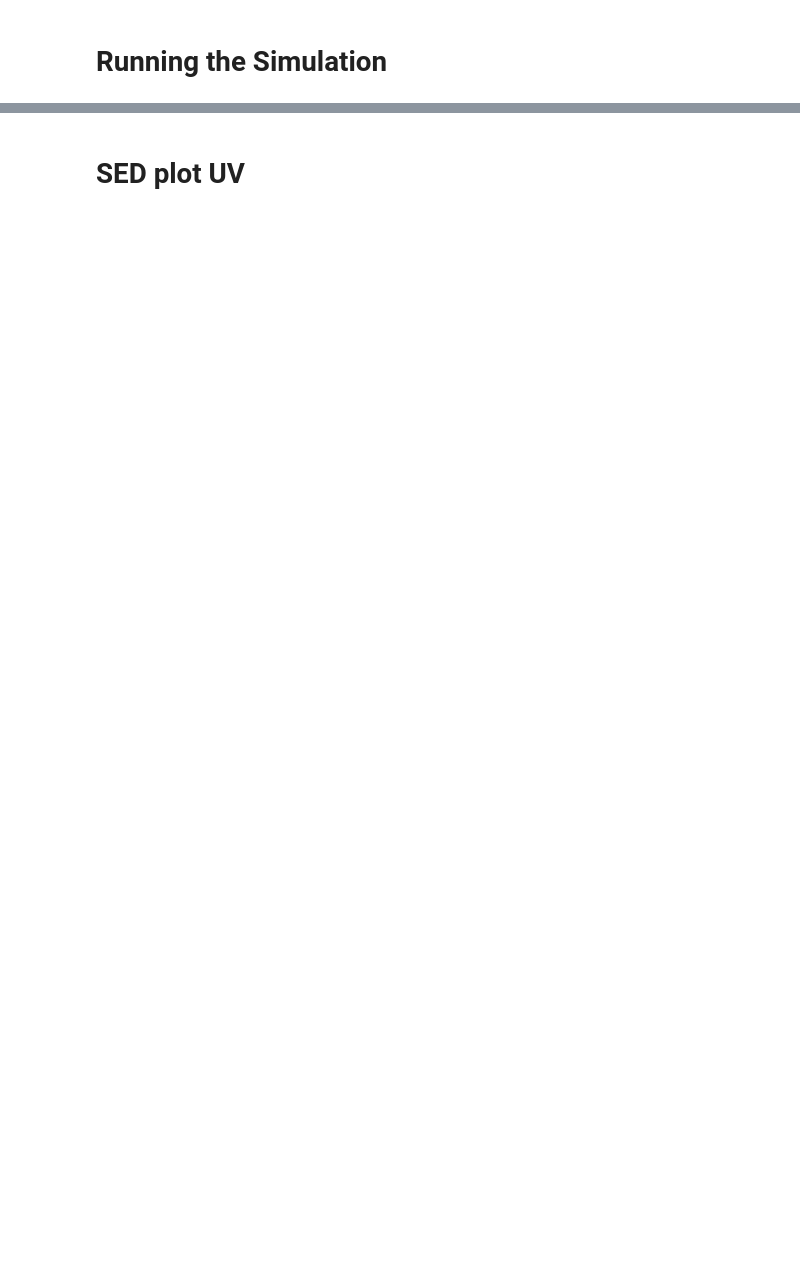
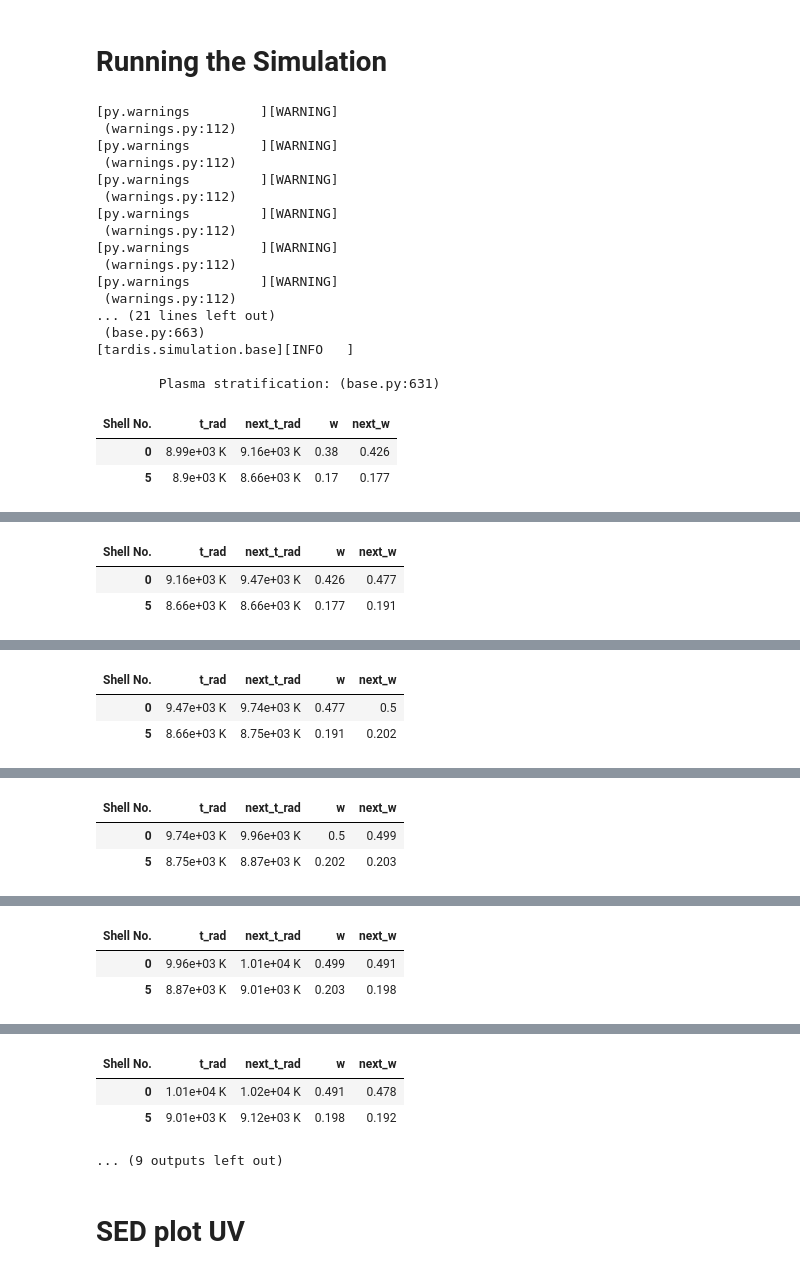
Before and after one commit to Bilton6/TARDIS_setups, a Jupyter notebook: uniform.ipynb, the cells around one changed output, grey strips where cells are left out. Saved outputs shown, nothing was run; the diff lists cells and outputs as text; code cells hidden in the pictures; blank space fills up the shorter version.

```diff
--- a/uniform.ipynb
+++ b/uniform.ipynb
@@ -21,16 +22,16 @@ download_atom_data('kurucz_cd23_chianti_H_He')
 # %%
 # Labels of 03fg-like SNe
 
-hvf1, hvf2, dn12, dc09, aa11 = 'SN2020hvf (-10.4)', 'SN2020hvf (-3.3)', 'SN2012dn (-2.3)', 'SN2009dc (+5.8)', 'SN2011aa (+8.1)'
+hvf1, hvf2, dn12, dc09, aa11, fe11 = 'SN2020hvf (-10.4)', 'SN2020hvf (-3.3)', 'SN2012dn (-2.3)', 'SN2009dc (+5.8)', 'SN2011aa (+8.1)', 'SN2011fe (-3.3)'
 
-z_hvf, z_dn12, z_dc09, z_aa11 = 0.0057, 0.0102, 0.0214, 0.0124    # <------------------------------------  redshift
+z_hvf, z_dn12, z_dc09, z_aa11, z_fe11 = 0.0057, 0.0102, 0.0214, 0.0124, 0.0008    # <------------------------------------  redshift
 
 #------------ Information of the Object -----------------------------
 
-obj = hvf2
-identifier="2020hvf_2"
-filename = 'sn2020hvf_2.flm'
-z = z_hvf
+obj = fe11
+identifier="2011fe"
+filename = 'sn2011fe.flm'
+z = z_fe11
 
 #----------------------------------------------------------------------------------
 
@@ -40,11 +41,24 @@ d_term = (4 * np.pi * d_cm**2)
 
 sim = run_tardis(f"{identifier}.yml", virtual_packet_logging=True)
 
+#---------------------------------
 
-matplotlib.rc('xtick', labelsize=28)
-matplotlib.rc('ytick', labelsize=28)
-plt.rc('font', size=28)
+matplotlib.rc('xtick', labelsize=30)
+matplotlib.rc('ytick', labelsize=30)
+plt.rc('font', size=32)
 plt.figure(figsize=(16, 12))
+
+plt.rc('xtick.major', size=14, width=4)  # Major ticks
+plt.rc('ytick.major', size=14, width=4)
+plt.rc('xtick.minor', size=7, width=2)  # Minor ticks
+plt.rc('ytick.minor', size=7, width=2)
+
+# Enable minor ticks globally
+plt.rc('xtick', top=True, direction='in')
+plt.rc('ytick', right=True, direction='in')
+
+plt.rc('xtick.minor', visible=True)
+plt.rc('ytick.minor', visible=True)
 
 #----------------------------------------
 
@@ -56,36 +70,57 @@ obj_flux = spectrum[:, 1]
 wavelength = sim.spectrum_solver.spectrum_integrated.wavelength.to('angstrom').value
 lum_density = sim.spectrum_solver.spectrum_integrated.luminosity_density_lambda.value
 
 model_wave = np.array(wavelength)
 model_lum_density = np.array(lum_density)
 model_flux = model_lum_density / d_term
 
 # Plotting UV + Optical -----------------------
 
 plt.xlabel('Rest wavelength ($\AA$)')
 plt.ylabel('$F_{\\lambda}$ [erg $\\mathrm{s^{-1}}$ $\\mathrm{cm^{-2}}$ $\\mathrm{\\AA^{-1}}$]')
 plt.xlim(2500, 8000)
-plt.ylim(0, 1.6e-14)
-plt.plot(obj_wave,obj_flux,label=obj, color='blue', linewidth=3)
-plt.plot(model_wave,3.2*model_flux,label='TARDIS Spectrum', color='red', linewidth=3)
+#plt.ylim(0, 5.5e-14)
+plt.plot(obj_wave,obj_flux,label=obj, color='blue', linewidth=3,alpha=0.7)
+plt.plot(model_wave,.8*model_flux,label='TARDIS Spectrum', color='red', linewidth=4)
 plt.legend()
 plt.tight_layout()
 plt.title("UV + Optical")
 plt.savefig(f"{identifier}_opt.pdf")
 plt.show()
 
 #-------- Plotting the UV region -----------------
 
 plt.figure(figsize=(16, 12))
 
 plt.xlabel('Rest wavelength ($\AA$)')
 plt.ylabel('$F_{\\lambda}$ [erg $\\mathrm{s^{-1}}$ $\\mathrm{cm^{-2}}$ $\\mathrm{\\AA^{-1}}$]')
 plt.xlim(2500, 4500)
-plt.ylim(0, 1.6e-14)
-plt.plot(obj_wave,obj_flux,label=obj, color='blue', linewidth=3)
-plt.plot(model_wave,3.2*model_flux,label='TARDIS Spectrum', color='red', linewidth=3)
+#plt.ylim(0, 5.5e-14)
+plt.plot(obj_wave,obj_flux,label=obj, color='blue', linewidth=3,alpha=0.7)
+plt.plot(model_wave,.8*model_flux,label='TARDIS Spectrum', color='red', linewidth=4)
 plt.legend()
 plt.tight_layout()
 plt.title("UV")
 plt.savefig(f"{identifier}_uv.pdf")
 plt.show()
+# %% [output]
+[py.warnings         ][WARNING]
+ (warnings.py:112)
+[py.warnings         ][WARNING]
+ (warnings.py:112)
+[py.warnings         ][WARNING]
+ (warnings.py:112)
+[py.warnings         ][WARNING]
+ (warnings.py:112)
+[py.warnings         ][WARNING]
+ (warnings.py:112)
+[py.warnings         ][WARNING]
+ (warnings.py:112)
+... (21 lines left out)
+ (base.py:663)
+[tardis.simulation.base][INFO   ]
+
+        Plasma stratification: (base.py:631)
+| Shell No. | t_rad | next_t_rad | w | next_w |
+| 0 | 8.99e+03 K | 9.16e+03 K | 0.38 | 0.426 |
+| 5 | 8.9e+03 K | 8.66e+03 K | 0.17 | 0.177 |
@@ -91,0 +144,3 @@ plt.show()
+| Shell No. | t_rad | next_t_rad | w | next_w |
+| 0 | 9.16e+03 K | 9.47e+03 K | 0.426 | 0.477 |
+| 5 | 8.66e+03 K | 8.66e+03 K | 0.177 | 0.191 |
@@ -91,0 +164,3 @@ plt.show()
+| Shell No. | t_rad | next_t_rad | w | next_w |
+| 0 | 9.47e+03 K | 9.74e+03 K | 0.477 | 0.5 |
+| 5 | 8.66e+03 K | 8.75e+03 K | 0.191 | 0.202 |
@@ -91,0 +184,3 @@ plt.show()
+| Shell No. | t_rad | next_t_rad | w | next_w |
+| 0 | 9.74e+03 K | 9.96e+03 K | 0.5 | 0.499 |
+| 5 | 8.75e+03 K | 8.87e+03 K | 0.202 | 0.203 |
@@ -91,0 +204,3 @@ plt.show()
+| Shell No. | t_rad | next_t_rad | w | next_w |
+| 0 | 9.96e+03 K | 1.01e+04 K | 0.499 | 0.491 |
+| 5 | 8.87e+03 K | 9.01e+03 K | 0.203 | 0.198 |
@@ -92,3 +224,7 @@ plt.show()
+| Shell No. | t_rad | next_t_rad | w | next_w |
+| 0 | 1.01e+04 K | 1.02e+04 K | 0.491 | 0.478 |
+| 5 | 9.01e+03 K | 9.12e+03 K | 0.198 | 0.192 |
+... (9 outputs left out)
 # %% [markdown]
 # SED plot UV
 # %%
```
Also changed, not shown: parts of 6 cells of this notebook.
